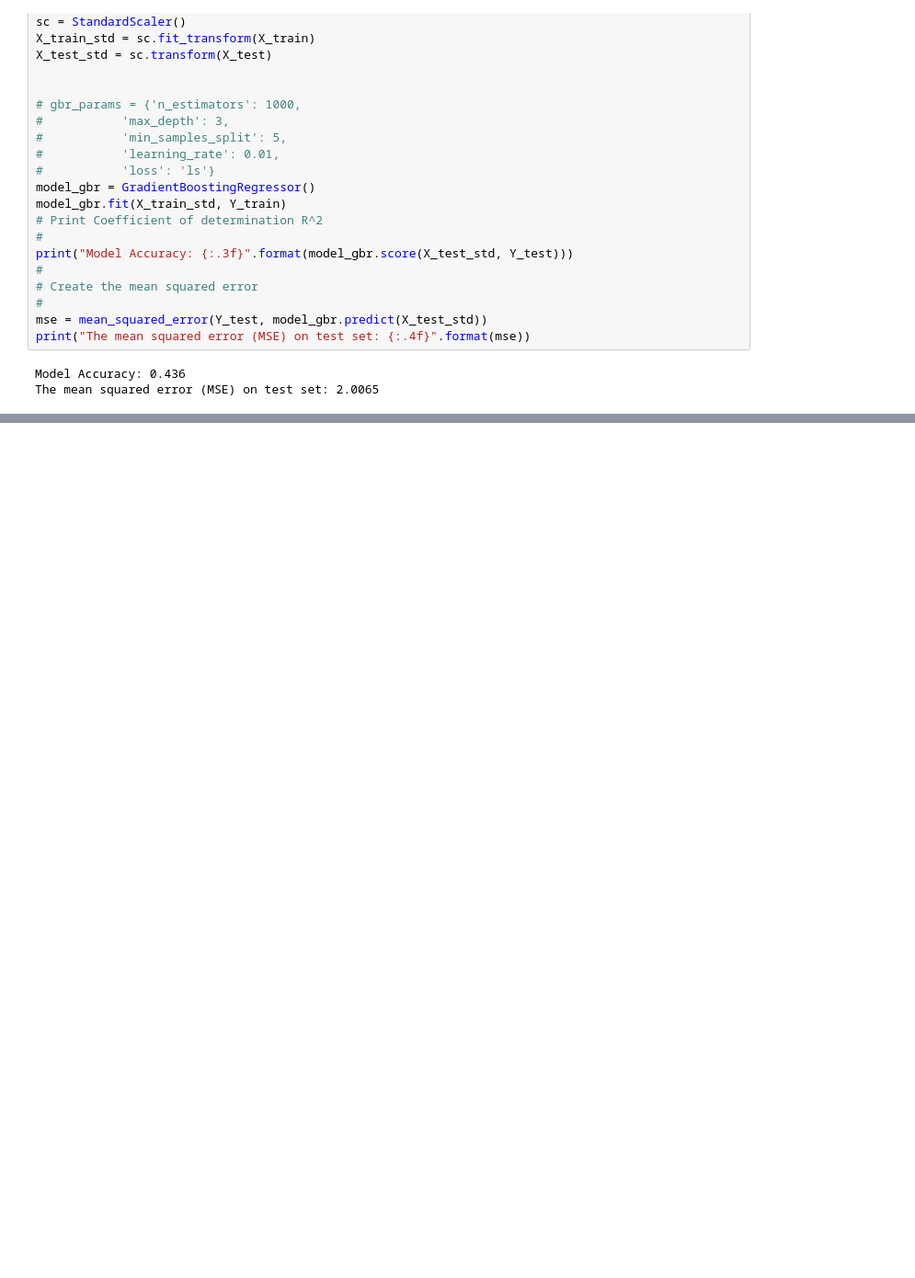
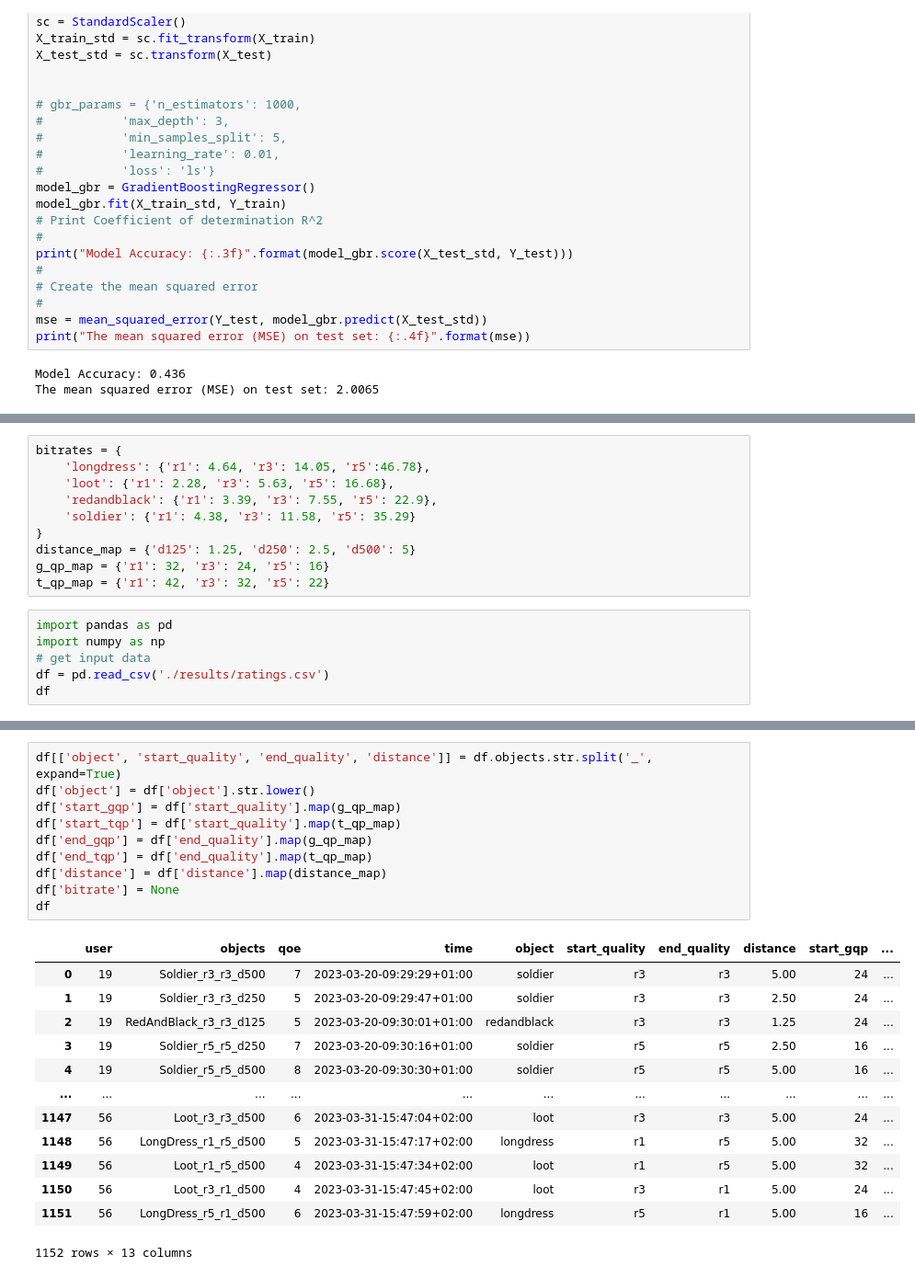
Before and after one commit to minhkstn/PointCloudQoEModels, a Jupyter notebook: point_cloud_qoe_models.ipynb, the cells around one changed output, grey strips where cells are left out. Shown: that part at 92% size. Cells and saved outputs as stored; diff of their text form; blank space fills up the shorter version.

```diff
--- a/point_cloud_qoe_models.ipynb
+++ b/point_cloud_qoe_models.ipynb
@@ -316,0 +313,16 @@ OSError: dlopen(/Users/minhkstn/opt/anaconda3/lib/python3.9/site-packages/lightg
+# %%
+bitrates = {
+    'longdress': {'r1': 4.64, 'r3': 14.05, 'r5':46.78},
+    'loot': {'r1': 2.28, 'r3': 5.63, 'r5': 16.68},
+    'redandblack': {'r1': 3.39, 'r3': 7.55, 'r5': 22.9},
+    'soldier': {'r1': 4.38, 'r3': 11.58, 'r5': 35.29}
+}
+distance_map = {'d125': 1.25, 'd250': 2.5, 'd500': 5}
+g_qp_map = {'r1': 32, 'r3': 24, 'r5': 16}
+t_qp_map = {'r1': 42, 'r3': 32, 'r5': 22}
+# %%
+import pandas as pd
+import numpy as np
+# get input data
+df = pd.read_csv('./results/ratings.csv')
+df
@@ -316,0 +343,24 @@ OSError: dlopen(/Users/minhkstn/opt/anaconda3/lib/python3.9/site-packages/lightg
+# %%
+df[['object', 'start_quality', 'end_quality', 'distance']] = df.objects.str.split('_', expand=True)
+df['object'] = df['object'].str.lower()
+df['start_gqp'] = df['start_quality'].map(g_qp_map)
+df['start_tqp'] = df['start_quality'].map(t_qp_map)
+df['end_gqp'] = df['end_quality'].map(g_qp_map)
+df['end_tqp'] = df['end_quality'].map(t_qp_map)
+df['distance'] = df['distance'].map(distance_map)
+df['bitrate'] = None
+df
+# %% [output]
+|  | user | objects | qoe | time | object | start_quality | end_quality | distance | start_gqp | ... |
+| 0 | 19 | Soldier_r3_r3_d500 | 7 | 2023-03-20-09:29:29+01:00 | soldier | r3 | r3 | 5.00 | 24 | ... |
+| 1 | 19 | Soldier_r3_r3_d250 | 5 | 2023-03-20-09:29:47+01:00 | soldier | r3 | r3 | 2.50 | 24 | ... |
+| 2 | 19 | RedAndBlack_r3_r3_d125 | 5 | 2023-03-20-09:30:01+01:00 | redandblack | r3 | r3 | 1.25 | 24 | ... |
+| 3 | 19 | Soldier_r5_r5_d250 | 7 | 2023-03-20-09:30:16+01:00 | soldier | r5 | r5 | 2.50 | 16 | ... |
+| 4 | 19 | Soldier_r5_r5_d500 | 8 | 2023-03-20-09:30:30+01:00 | soldier | r5 | r5 | 5.00 | 16 | ... |
+| ... | ... | ... | ... | ... | ... | ... | ... | ... | ... | ... |
+| 1147 | 56 | Loot_r3_r3_d500 | 6 | 2023-03-31-15:47:04+02:00 | loot | r3 | r3 | 5.00 | 24 | ... |
+| 1148 | 56 | LongDress_r1_r5_d500 | 5 | 2023-03-31-15:47:17+02:00 | longdress | r1 | r5 | 5.00 | 32 | ... |
+| 1149 | 56 | Loot_r1_r5_d500 | 4 | 2023-03-31-15:47:34+02:00 | loot | r1 | r5 | 5.00 | 32 | ... |
+| 1150 | 56 | Loot_r3_r1_d500 | 4 | 2023-03-31-15:47:45+02:00 | loot | r3 | r1 | 5.00 | 24 | ... |
+| 1151 | 56 | LongDress_r5_r1_d500 | 6 | 2023-03-31-15:47:59+02:00 | longdress | r5 | r1 | 5.00 | 16 | ... |
+1152 rows × 13 columns
```
Also changed, not shown: parts of 11 cells of this notebook, 1 other file.
